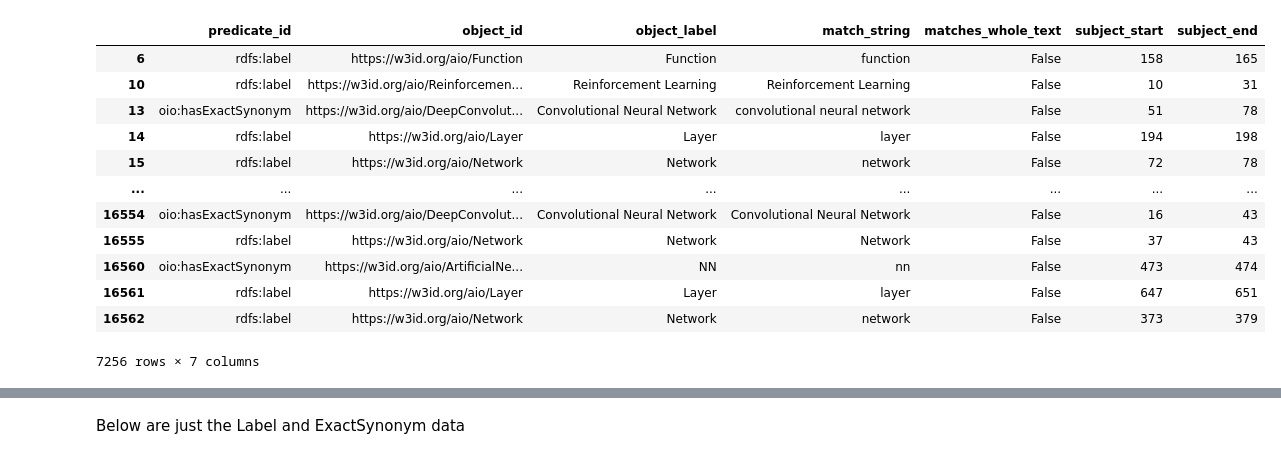
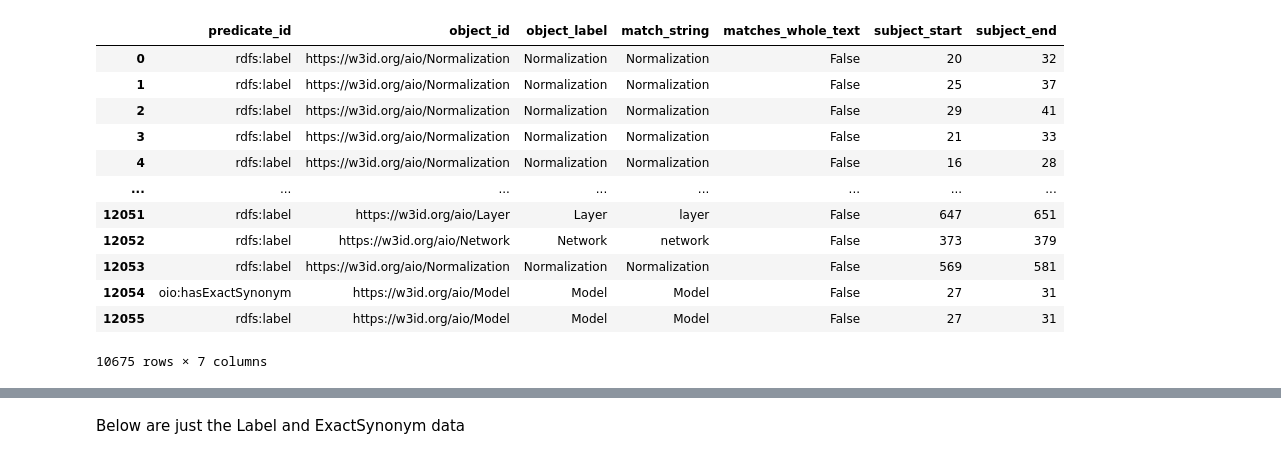
Before and after one commit to berkeleybop/artificial-intelligence-ontology, a Jupyter notebook: annotate/analyze_PWC_annotations.ipynb, the cells around one changed output, grey strips where cells are left out. Drawn from its saved outputs; the diff is of its cells as text; code cells hidden in the pictures.

```diff
--- a/annotate/analyze_PWC_annotations.ipynb
+++ b/annotate/analyze_PWC_annotations.ipynb
@@ -112,5 +139,5 @@ classification_rows
 # %%
-with open('methods_reformat_annotate.out', 'r') as file:
+with open('methods_reformat_annotate_AIOonly.txt', 'r') as file:
     data = file.read()
 # %%
 records = [record for record in data.split('---') if record.strip()]
@@ -142,0 +170,2 @@ print(df)
+# %%
+filtered_df = df[~((df['object_label'].str.isupper()) & (~df['match_string'].str.isupper()))]
@@ -143,20 +192,20 @@ print(df)
 # %%
-subset_df = df[df['object_id'].str.contains('aio/')]
+subset_df = filtered_df[filtered_df['object_id'].str.contains('aio/')]
 subset_df
 # %% [output]
 |  | predicate_id | object_id | object_label | match_string | matches_whole_text | subject_start | subject_end |
-| 6 | rdfs:label | https://w3id.org/aio/Function | Function | function | False | 158 | 165 |
-| 10 | rdfs:label | https://w3id.org/aio/Reinforcemen... | Reinforcement Learning | Reinforcement Learning | False | 10 | 31 |
-| 13 | oio:hasExactSynonym | https://w3id.org/aio/DeepConvolut... | Convolutional Neural Network | convolutional neural network | False | 51 | 78 |
-| 14 | rdfs:label | https://w3id.org/aio/Layer | Layer | layer | False | 194 | 198 |
-| 15 | rdfs:label | https://w3id.org/aio/Network | Network | network | False | 72 | 78 |
+| 0 | rdfs:label | https://w3id.org/aio/Normalization | Normalization | Normalization | False | 20 | 32 |
+| 1 | rdfs:label | https://w3id.org/aio/Normalization | Normalization | Normalization | False | 25 | 37 |
+| 2 | rdfs:label | https://w3id.org/aio/Normalization | Normalization | Normalization | False | 29 | 41 |
+| 3 | rdfs:label | https://w3id.org/aio/Normalization | Normalization | Normalization | False | 21 | 33 |
+| 4 | rdfs:label | https://w3id.org/aio/Normalization | Normalization | Normalization | False | 16 | 28 |
 | ... | ... | ... | ... | ... | ... | ... | ... |
-| 16554 | oio:hasExactSynonym | https://w3id.org/aio/DeepConvolut... | Convolutional Neural Network | Convolutional Neural Network | False | 16 | 43 |
-| 16555 | rdfs:label | https://w3id.org/aio/Network | Network | Network | False | 37 | 43 |
-| 16560 | oio:hasExactSynonym | https://w3id.org/aio/ArtificialNe... | NN | nn | False | 473 | 474 |
-| 16561 | rdfs:label | https://w3id.org/aio/Layer | Layer | layer | False | 647 | 651 |
-| 16562 | rdfs:label | https://w3id.org/aio/Network | Network | network | False | 373 | 379 |
+| 12051 | rdfs:label | https://w3id.org/aio/Layer | Layer | layer | False | 647 | 651 |
+| 12052 | rdfs:label | https://w3id.org/aio/Network | Network | network | False | 373 | 379 |
+| 12053 | rdfs:label | https://w3id.org/aio/Normalization | Normalization | Normalization | False | 569 | 581 |
+| 12054 | oio:hasExactSynonym | https://w3id.org/aio/Model | Model | Model | False | 27 | 31 |
+| 12055 | rdfs:label | https://w3id.org/aio/Model | Model | Model | False | 27 | 31 |
-7256 rows × 7 columns
+10675 rows × 7 columns
 # %%
 # Map existing predicate_id values to new ones
 predicate_id_mapping = {
```
Also changed, not shown: parts of 19 cells of this notebook, 13 other files.
